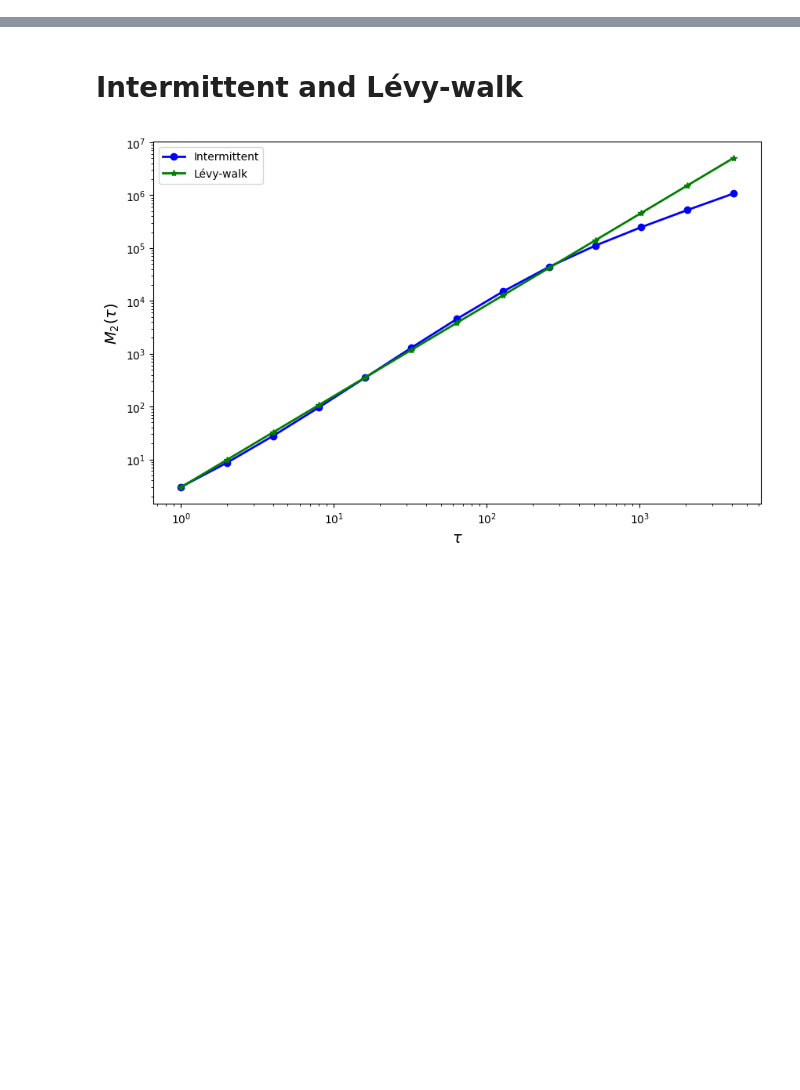
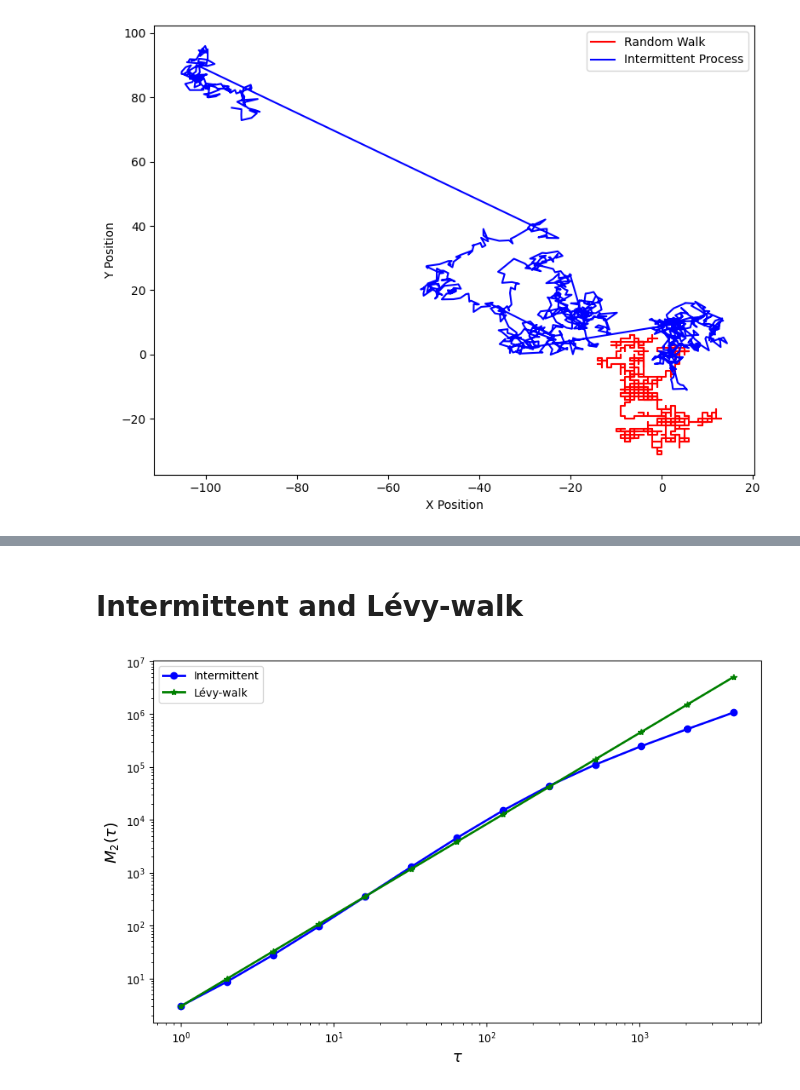
Before and after one commit to shailendrabhandari/IntLevPy, a Jupyter notebook: example.ipynb, the cells around one changed output, grey strips where cells are left out. Drawn from its saved outputs; the diff is of its cells as text; code cells hidden in the pictures; blank space fills up the shorter version.

```diff
--- a/example.ipynb
+++ b/example.ipynb
@@ -22 +47,16 @@ from scipy.optimize import curve_fit
+# %%
+import matplotlib.pyplot as plt
+plt.figure(figsize=(8, 6))
+
+# Plot for the random walk
+plt.plot(x_rw, y_rw, color='red', label='Random Walk')
+plt.plot(x_int, y_int, color='blue', label='Intermittent Process')
+plt.xlabel('X Position')
+plt.ylabel('Y Position')
+plt.legend()
+plt.tight_layout()
+plt.savefig("comparison_random_walk_intermittent.pdf")
+plt.show()
+# %% [output]
+[figure, added]
 # %%
```
Also changed, not shown: parts of 37 cells of this notebook, 3 other files.
